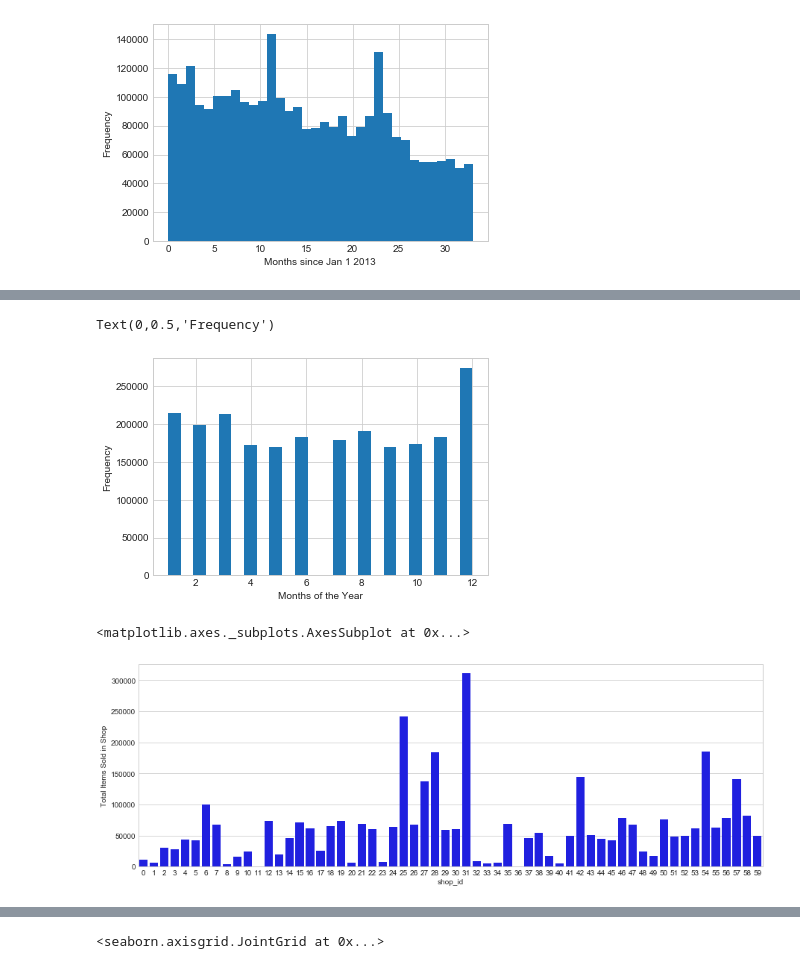
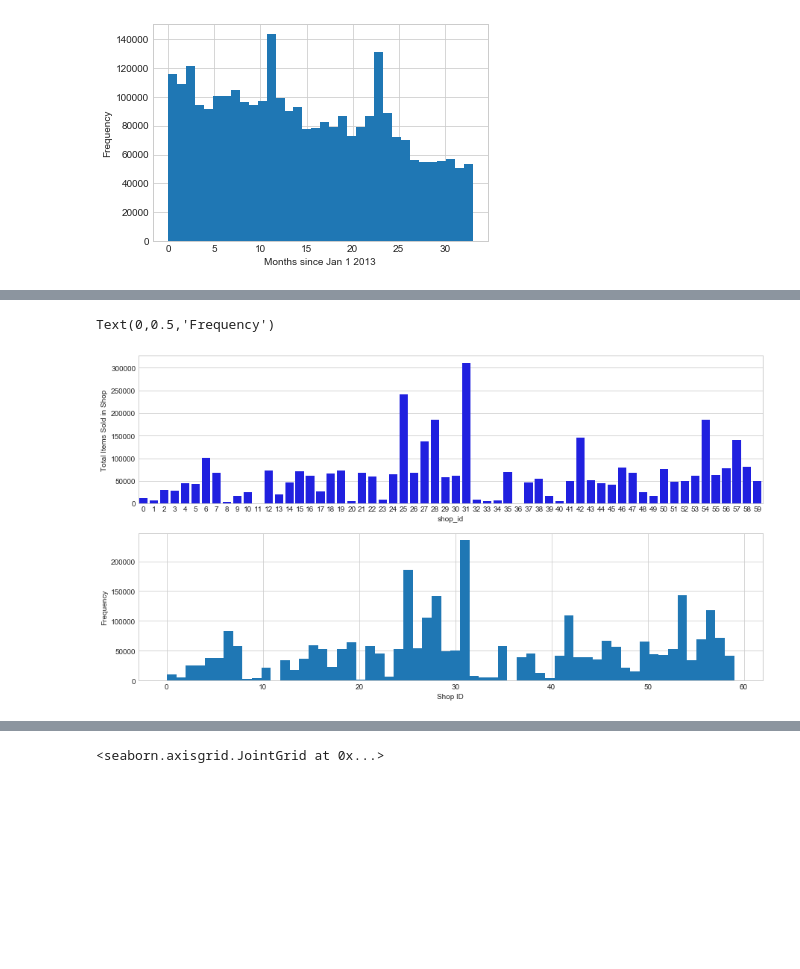
Before and after one commit to huynhe/Kaggle-Predict-Future-Sales, a Jupyter notebook: Data Capstone Project 1 Data Story.ipynb, the cells around one changed output, grey strips where cells are left out. Drawn from its saved outputs; the diff is of its cells as text; code cells hidden in the pictures; blank space fills up the shorter version.

```diff
--- a/Data Capstone Project 1 Data Story.ipynb
+++ b/Data Capstone Project 1 Data Story.ipynb
@@ -200,23 +212,21 @@ sns.barplot(x=month_cut_df.index, y=month_cut_df['Total Items Sold Monthly'], co
-# %%
-# Plot the histogram
-plt.hist(training_merge_df[training_merge_df['year'] != 2015]['month'],bins=24)
-plt.xlabel('Months of the Year')
-plt.ylabel('Frequency')
-
-# From this, we can see that December has far more purchases (number of entries and number of items bought per entry)
-# Other than that, there doesn't appear to be a drastic decline in number of entries throughout the year (histogram),
-# but there is a significant total number of items bought (less items per entry)(jointplot)
-# %% [output]
-Text(0,0.5,'Frequency')
-[figure, removed]
 # %%
 # Next we'll take a look at shop performance.
 shop_id_df = training_merge_df.groupby('shop_id')[['item_cnt_day']].sum()
 shop_id_df.columns = ['Total Items Sold in Shop']
 
+# Define the subplot
+fig, (ax1, ax2) = plt.subplots(nrows=2, figsize=(15, 8))
+
 # Plot the barplot
-plt.figure(figsize=(15, 5))
-sns.barplot(x=shop_id_df.index, y=shop_id_df['Total Items Sold in Shop'], color='b')
+sns.barplot(x=shop_id_df.index, y=shop_id_df['Total Items Sold in Shop'], color='b', ax=ax1)
+
+# Plot the histogram
+ax2.hist(x=training_merge_df['shop_id'], bins=60)
+ax2.set_xlabel('Shop ID')
+ax2.set_ylabel('Frequency')
+
+# From the looks of the data, (in the span of the 2 years) some shops performed significantly better than others.
+# However, we don't have to worry about this as we'll be addressing this with regression towards the mean in our model.
 # %% [output]
-<matplotlib.axes._subplots.AxesSubplot at 0x...>
+Text(0,0.5,'Frequency')
-[figure, old version]
+[figure, new version]
```
Also changed, not shown: parts of 7 cells of this notebook.
